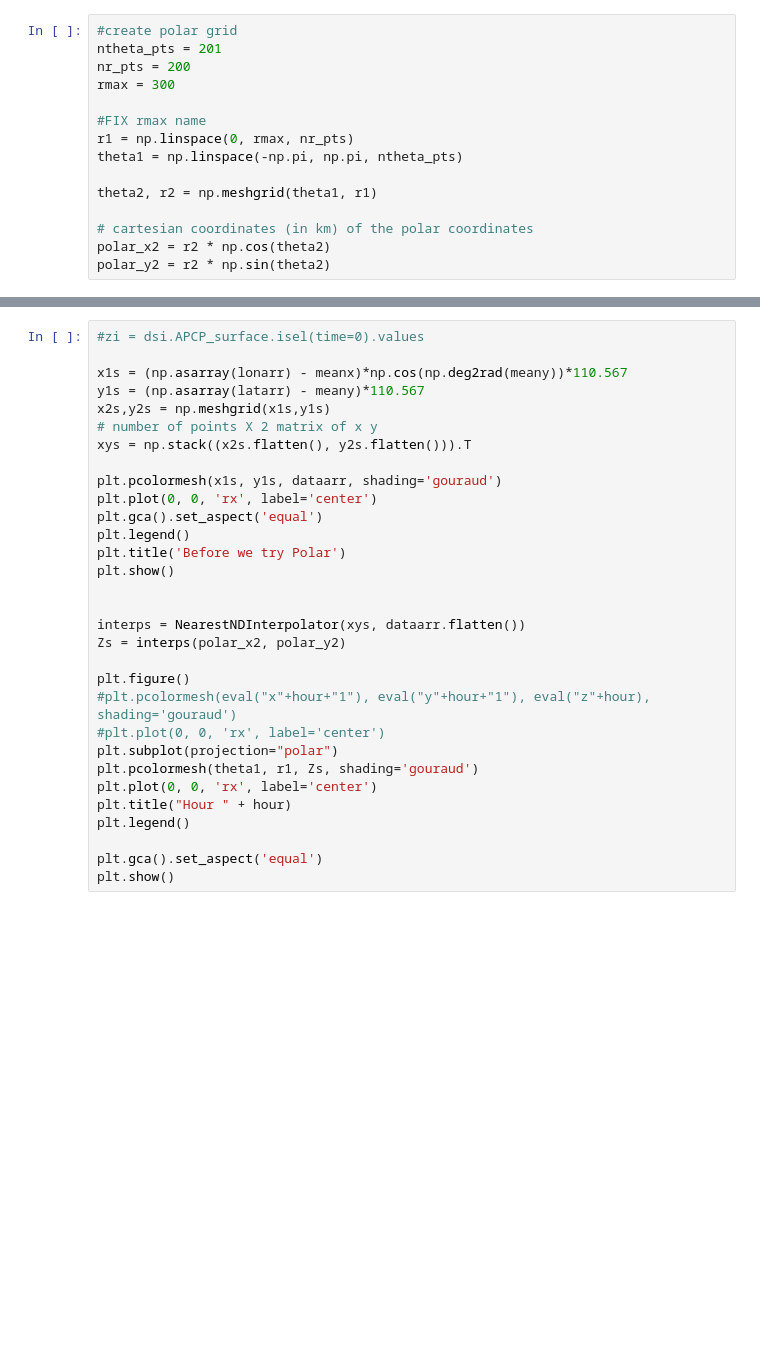
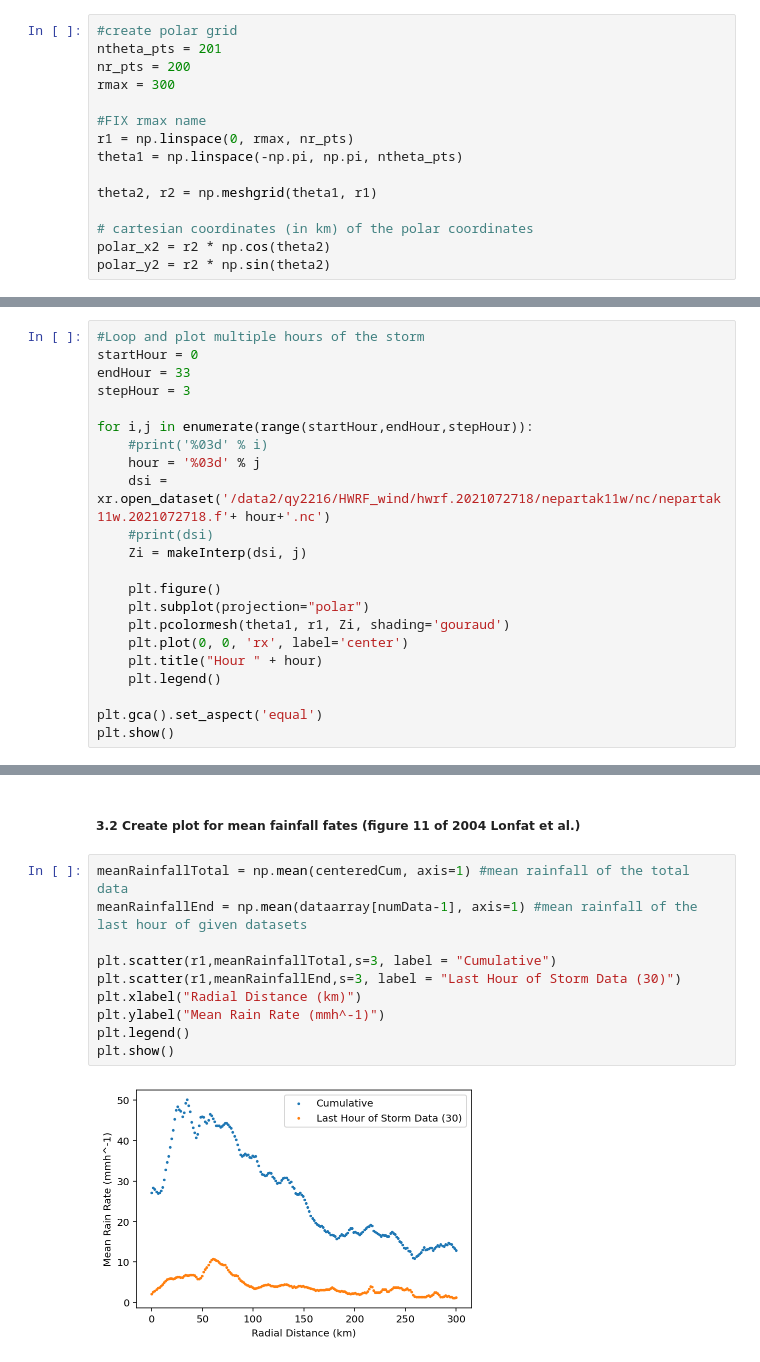
Before and after one commit to pjin1010/ResearchSpring2022, a Jupyter notebook: PythonNotebooks/HWRFplots.ipynb, the cells around one changed output, grey strips where cells are left out. Drawn from its saved outputs; the diff is of its cells as text; blank space fills up the shorter version.

```diff
--- a/PythonNotebooks/HWRFplots.ipynb
+++ b/PythonNotebooks/HWRFplots.ipynb
@@ -318,0 +69,22 @@ KeyboardInterrupt:
+# %%
+#Loop and plot multiple hours of the storm
+startHour = 0
+endHour = 33
+stepHour = 3
+
+for i,j in enumerate(range(startHour,endHour,stepHour)):
+    #print('%03d' % i)
+    hour = '%03d' % j
+    dsi = xr.open_dataset('/data2/qy2216/HWRF_wind/hwrf.2021072718/nepartak11w/nc/nepartak11w.2021072718.f'+ hour+'.nc')
+    #print(dsi)
+    Zi = makeInterp(dsi, j)
+
+    plt.figure()
+    plt.subplot(projection="polar")
+    plt.pcolormesh(theta1, r1, Zi, shading='gouraud')
+    plt.plot(0, 0, 'rx', label='center')
+    plt.title("Hour " + hour)
+    plt.legend()
+
+plt.gca().set_aspect('equal')
+plt.show()
@@ -421,31 +139,14 @@ print(dataarr)
-# %%
-#zi = dsi.APCP_surface.isel(time=0).values
-
-x1s = (np.asarray(lonarr) - meanx)*np.cos(np.deg2rad(meany))*110.567
-y1s = (np.asarray(latarr) - meany)*110.567
-x2s,y2s = np.meshgrid(x1s,y1s)
-# number of points X 2 matrix of x y
-xys = np.stack((x2s.flatten(), y2s.flatten())).T
-
-plt.pcolormesh(x1s, y1s, dataarr, shading='gouraud')
-plt.plot(0, 0, 'rx', label='center')
-plt.gca().set_aspect('equal')
-plt.legend()
-plt.title('Before we try Polar')
-plt.show()
-
-
-interps = NearestNDInterpolator(xys, dataarr.flatten())
-Zs = interps(polar_x2, polar_y2)
-
-plt.figure()
-#plt.pcolormesh(eval("x"+hour+"1"), eval("y"+hour+"1"), eval("z"+hour), shading='gouraud')
-#plt.plot(0, 0, 'rx', label='center')
-plt.subplot(projection="polar")
-plt.pcolormesh(theta1, r1, Zs, shading='gouraud')
-plt.plot(0, 0, 'rx', label='center')
-plt.title("Hour " + hour)
-plt.legend()
-
-plt.gca().set_aspect('equal')
-plt.show()
+# %% [markdown]
+##### 3.2 Create plot for mean fainfall fates (figure 11 of 2004 Lonfat et al.)
+# %%
+meanRainfallTotal = np.mean(centeredCum, axis=1) #mean rainfall of the total data
+meanRainfallEnd = np.mean(dataarray[numData-1], axis=1) #mean rainfall of the last hour of given datasets
+
+plt.scatter(r1,meanRainfallTotal,s=3, label = "Cumulative")
+plt.scatter(r1,meanRainfallEnd,s=3, label = "Last Hour of Storm Data (30)")
+plt.xlabel("Radial Distance (km)")
+plt.ylabel("Mean Rain Rate (mmh^-1)")
+plt.legend()
+plt.show()
+# %% [output]
+[figure, added]
```
Also changed, not shown: parts of 33 cells of this notebook.
